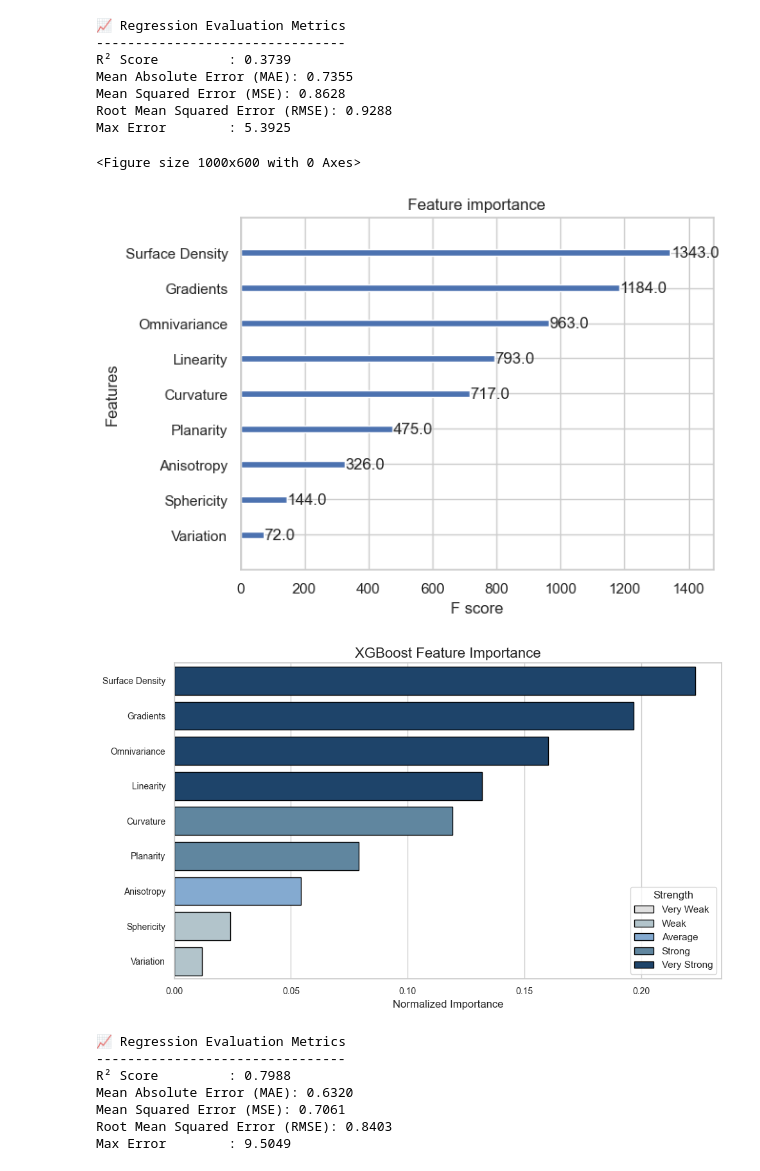
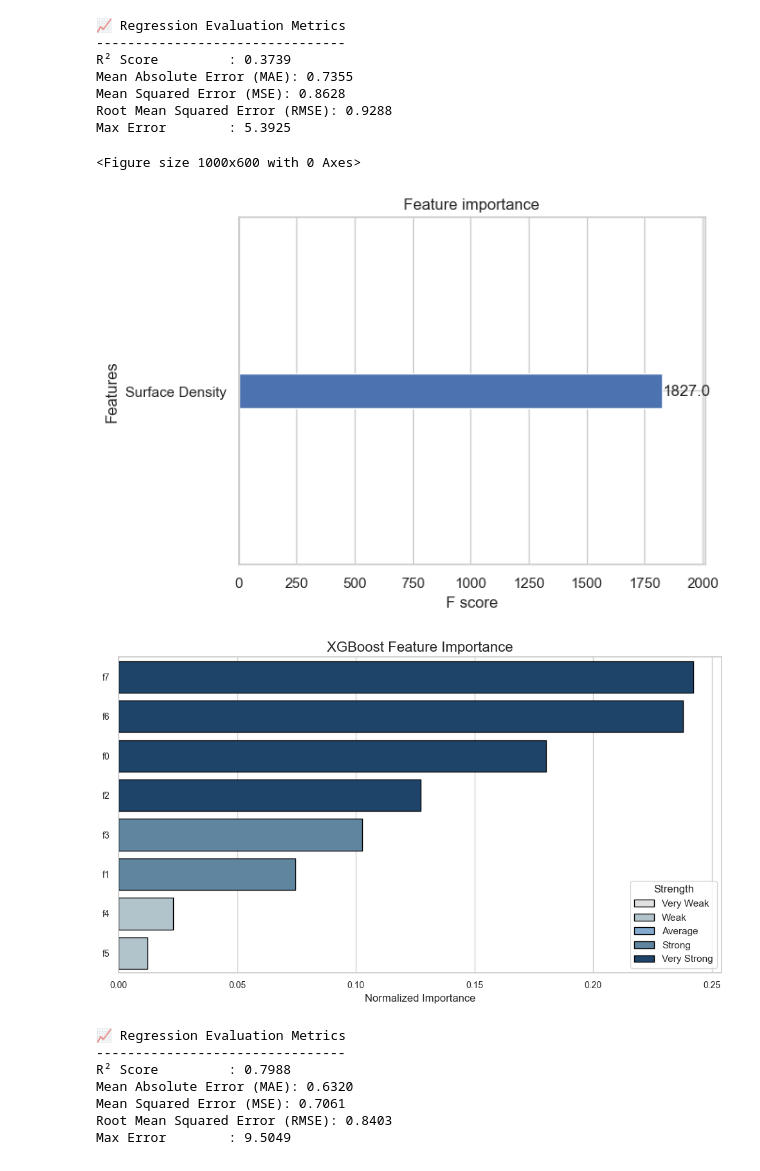
Before and after one commit to MagnusKarlsen1/PCQA-NN, a Jupyter notebook: Code/Gradient NN/models/XGBoost Regressor.ipynb, the cells around one changed output. Saved outputs shown, nothing was run; the diff lists cells and outputs as text; code cells hidden in the pictures.

```diff
--- a/Code/Gradient NN/models/XGBoost Regressor.ipynb
+++ b/Code/Gradient NN/models/XGBoost Regressor.ipynb
@@ -24,6 +24,6 @@ print(jax.devices())
 # %% [output]
 [CpuDevice(id=0)]
 # %%
-features = np.loadtxt("../Data/Training_data/ny_ide_feature_20.txt")
-labels = np.loadtxt("../Data/Training_data/ny_ide_label_20.txt")
+features = np.loadtxt("../Data/Training_data/Features_NY.txt")
+labels = np.loadtxt("../Data/Training_data/Labels_NY.txt")
 # %%
@@ -66,7 +66,7 @@ X_test.shape
 # %%
 from xgboost import XGBRegressor
 
-estimator = XGBRegressor()
+estimator = XGBRegressor(n_estimator = 550, max_depth = 10, learning_rate = 0.01)
 estimator.fit(X_train, y_train)
 print('Train R2 score: ', estimator.score(X_train, y_train))
 print('Test R2 score: ', estimator.score(X_test, y_test))
@@ -210,19 +210,19 @@ Max Error        : 5.3925
 # %%
 from xgboost import XGBRegressor, plot_importance
 import matplotlib.pyplot as plt
 
-feature_names = ["Curvature", "Linearity", "Planarity", "Omnivariance", "Anisotropy", "Sphericity", "Variation", "Gradients", "Surface Density"]
+feature_names = ["Surface Density"]
 
 estimator.get_booster().feature_names = feature_names
 plt.figure(figsize=(10, 6))
 
 plot_importance(estimator)
 
 plt.savefig("F1_scores_xgboost2.png", dpi=1000)
 plt.show()
 # %% [output]
 <Figure size 1000x600 with 0 Axes>
-[figure, old version]
+[figure, new version]
 # %%
 import joblib
 import numpy as np
@@ -276,7 +276,7 @@ plt.tight_layout()
 plt.savefig('./Feature_importance_xgboost2.png', dpi=2000)
 plt.show()
 # %% [output]
-[figure, old version]
+[figure, new version]
 # %%
 from joblib import load
 
```
Also changed, not shown: parts of 4 cells of this notebook, 5 other files.
